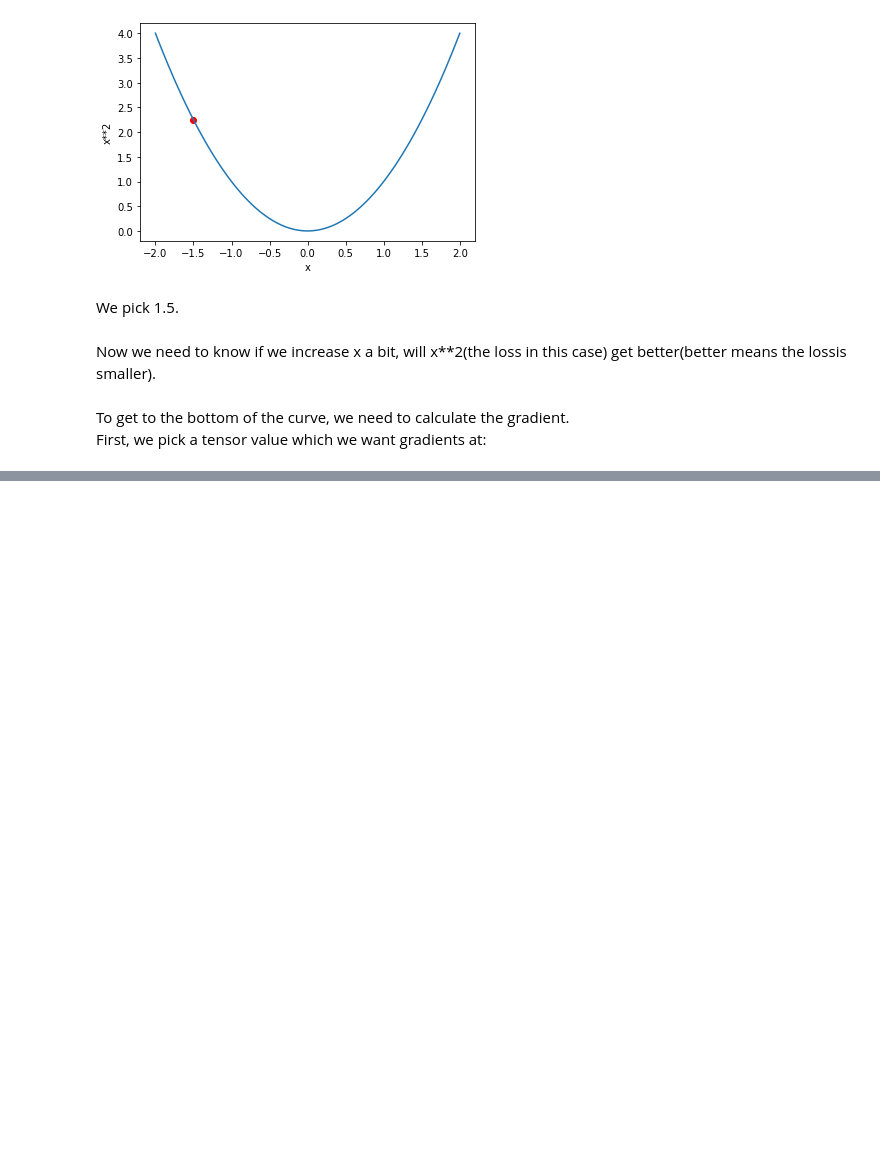
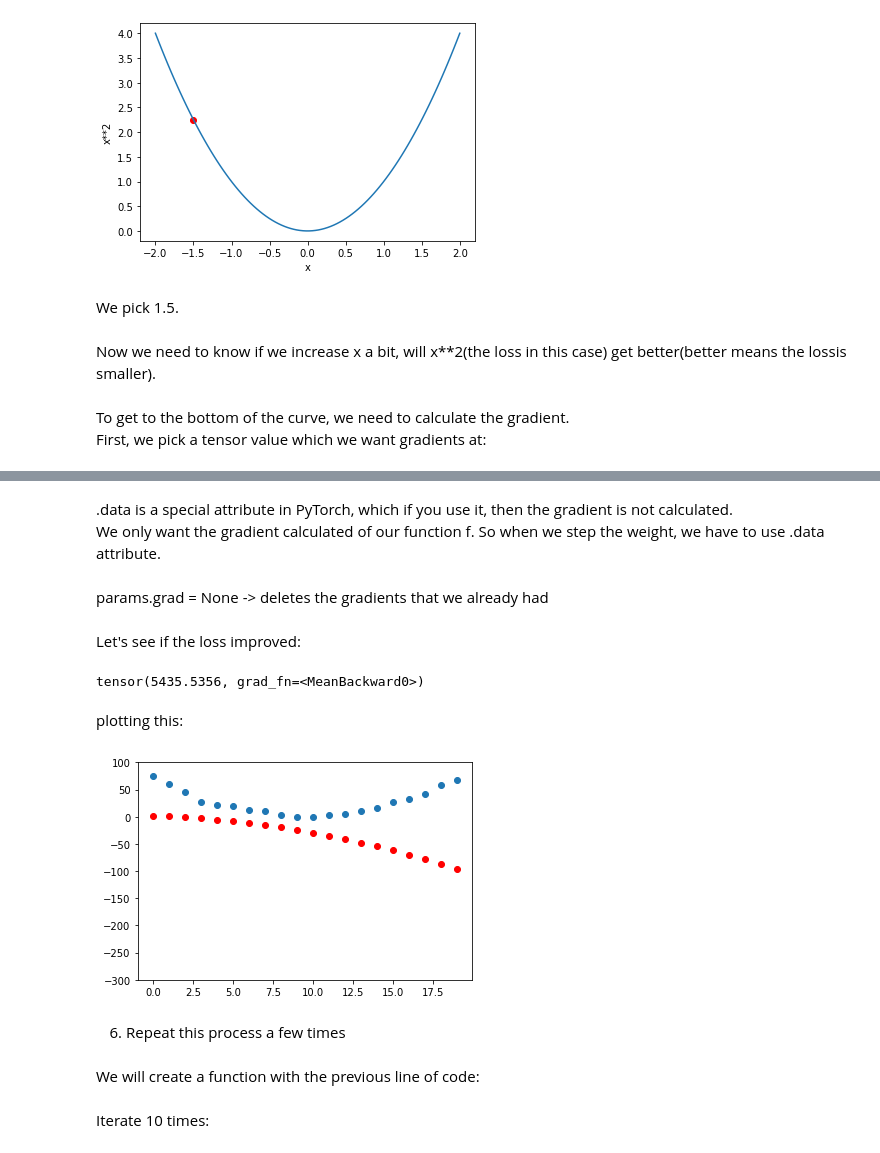
Before and after one commit to maureen-mugo/California-Housing-Price-Prediction, a Jupyter notebook: deep-learning-notes/mnist_sample.ipynb, the cells around one changed output, grey strips where cells are left out. Drawn from its saved outputs; the diff is of its cells as text; code cells hidden in the pictures; blank space fills up the shorter version.

Commit message:
gradient descent

```diff
--- a/deep-learning-notes/mnist_sample.ipynb
+++ b/deep-learning-notes/mnist_sample.ipynb
@@ -513,0 +675,26 @@ xt = tensor(3.).requires_grad_()
+# %%
+lr = 1e-5
+params.data -= lr * params.grad.data
+params.grad = None
+# %% [markdown]
+.data is a special attribute in PyTorch, which if you use it, then the gradient is not calculated.
+We only want the gradient calculated of our function f. So when we step the weight, we have to use .data attribute.
+# %% [markdown]
+params.grad = None -> deletes the gradients that we already had
+# %% [markdown]
+Let's see if the loss improved:
+# %%
+preds = f(time, params)
+mse(preds, speed)
+# %% [output]
+tensor(5435.5356, grad_fn=<MeanBackward0>)
+# %% [markdown]
+plotting this:
+# %%
+show_preds(preds)
+# %% [output]
+[figure, added]
+# %% [markdown]
+6) Repeat this process a few times
+# %% [markdown]
+We will create a function with the previous line of code:
@@ -513,0 +710,2 @@ xt = tensor(3.).requires_grad_()
+# %% [markdown]
+Iterate 10 times:
```
Also changed, not shown: parts of 57 cells of this notebook.
